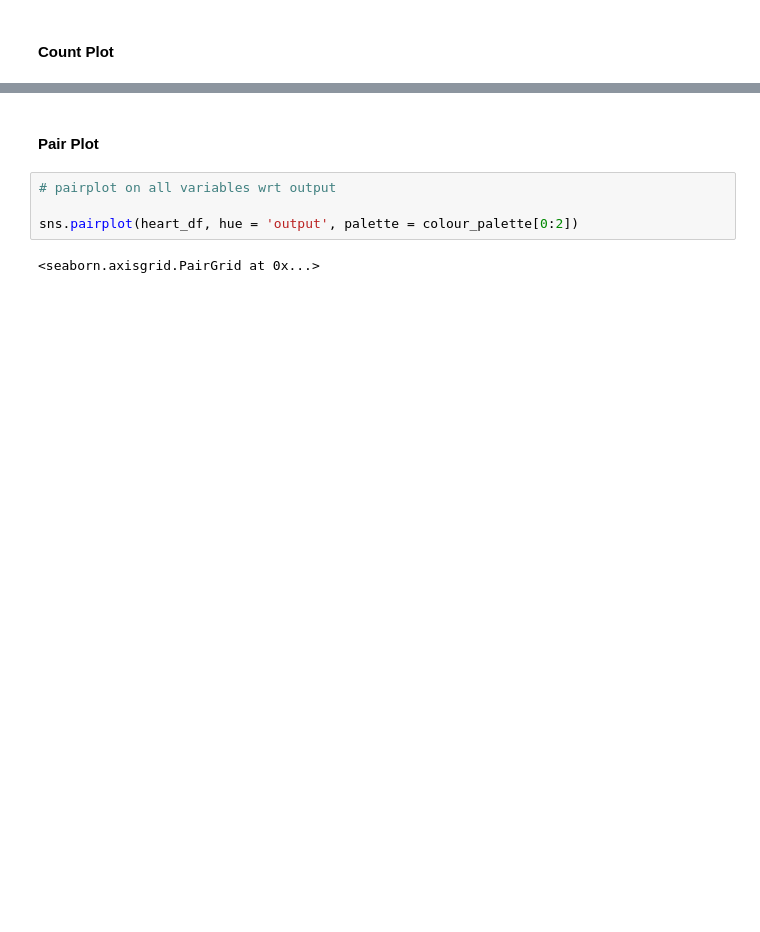
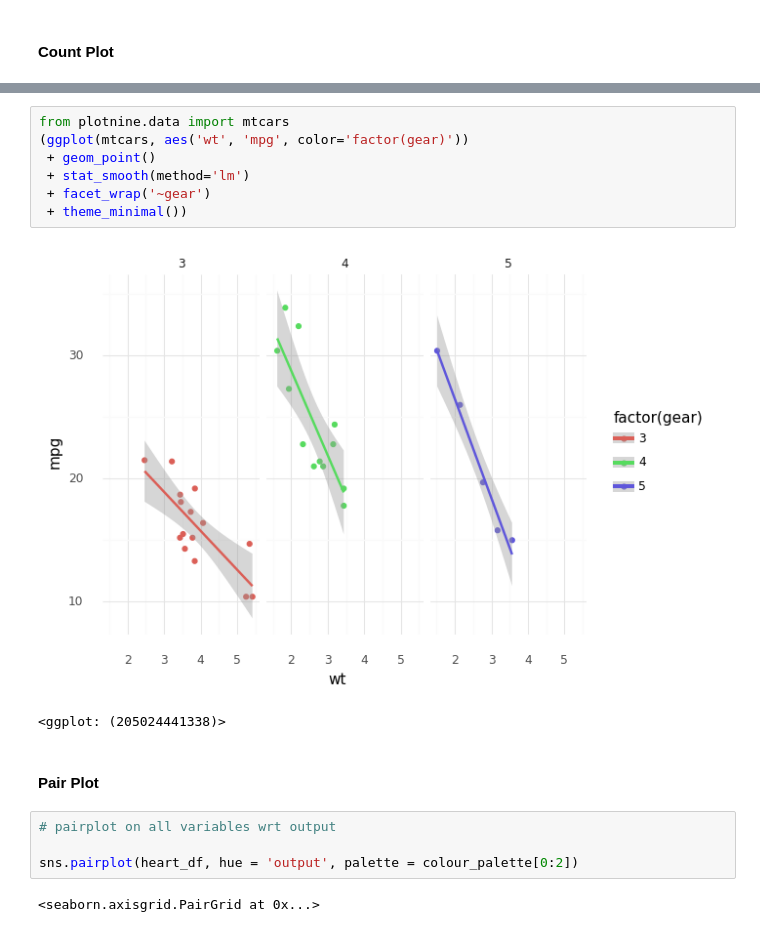
Before and after one commit to viswambaran/DataDrivenAnalytics, a Jupyter notebook: HeartAttackPredictor/HeartAttackPredictionModel.ipynb, the cells around one changed output, grey strips where cells are left out. Drawn from its saved outputs; the diff is of its cells as text; blank space fills up the shorter version.

```diff
--- a/HeartAttackPredictor/HeartAttackPredictionModel.ipynb
+++ b/HeartAttackPredictor/HeartAttackPredictionModel.ipynb
@@ -413,3 +351,13 @@ for s in ["top","right","left"]:
+# %%
+from plotnine.data import mtcars
+(ggplot(mtcars, aes('wt', 'mpg', color='factor(gear)'))
+ + geom_point()
+ + stat_smooth(method='lm')
+ + facet_wrap('~gear')
+ + theme_minimal())
+# %% [output]
+[figure, added]
+<ggplot: (205024441338)>
 # %% [markdown]
 #### Pair Plot
 # %%
```
Also changed, not shown: parts of 14 cells of this notebook.
